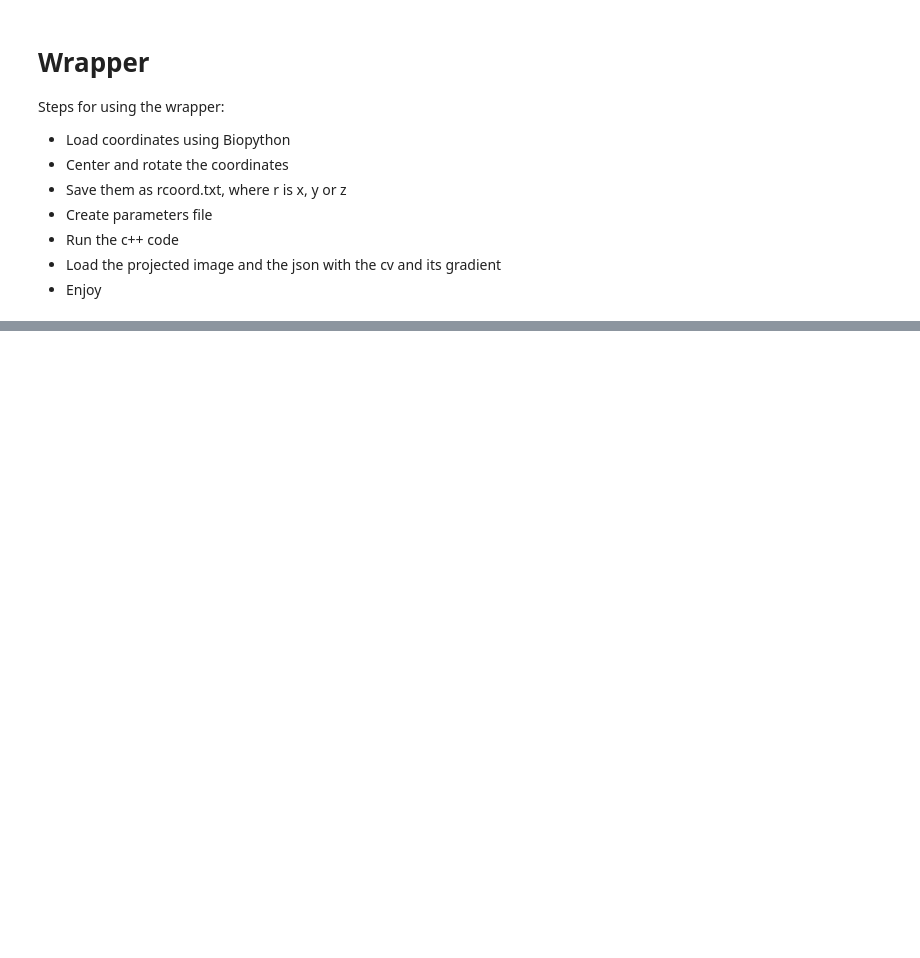
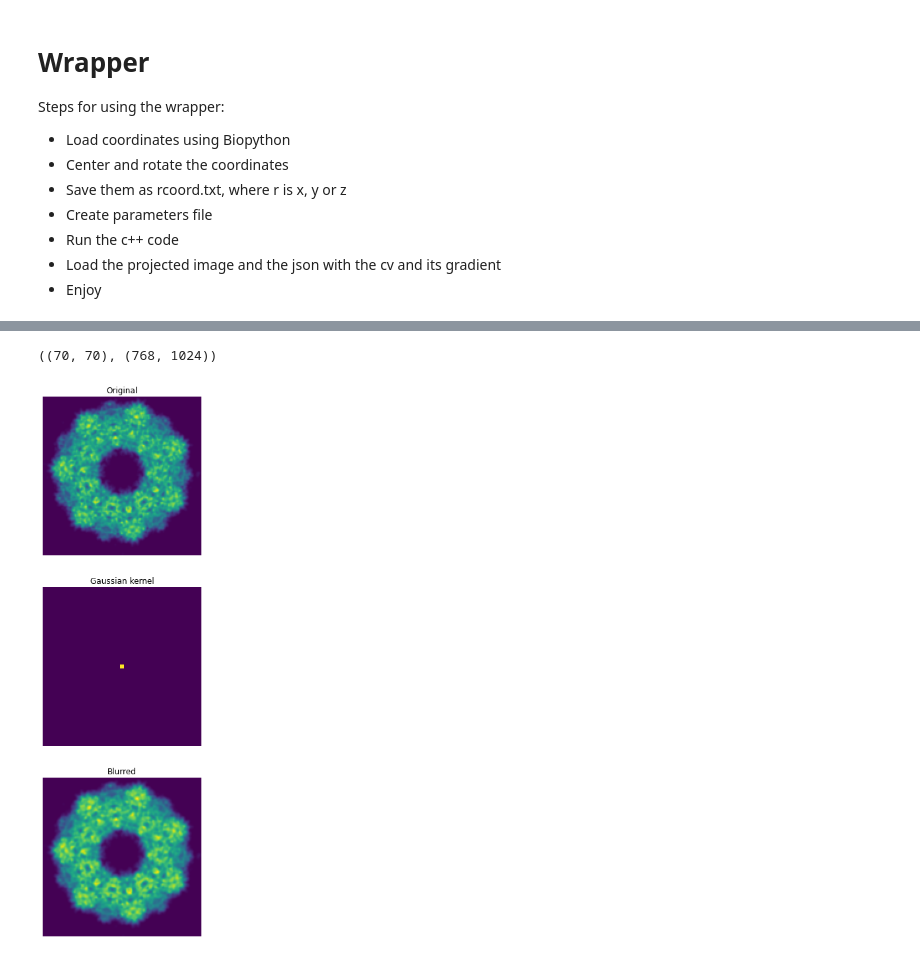
Before and after one commit to DSilva27/gradient_cryoEM, a Jupyter notebook: python/gradient.ipynb, the cells around one changed output, grey strips where cells are left out. Saved outputs shown, nothing was run; the diff lists cells and outputs as text; code cells hidden in the pictures; blank space fills up the shorter version.

```diff
--- a/python/gradient.ipynb
+++ b/python/gradient.ipynb
@@ -141,0 +193,36 @@ plt.imshow(Ixy)
+# %%
+from scipy import misc
+
+face = misc.face(gray=True)
+
+kernel = np.outer(signal.windows.gaussian(70, 1/8),
+
+                  signal.windows.gaussian(70, 1/8))
+
+blurred = signal.fftconvolve(Ixy_clean, kernel, mode='same')
+
+
+fig, (ax_orig, ax_kernel, ax_blurred) = plt.subplots(3, 1, figsize=(6, 15))
+
+ax_orig.imshow(Ixy_clean, cmap='viridis')
+
+ax_orig.set_title('Original')
+
+ax_orig.set_axis_off()
+
+ax_kernel.imshow(kernel, cmap='viridis')
+
+ax_kernel.set_title('Gaussian kernel')
+
+ax_kernel.set_axis_off()
+
+ax_blurred.imshow(blurred, cmap='viridis')
+
+ax_blurred.set_title('Blurred')
+
+ax_blurred.set_axis_off()
+
+kernel.shape, face.shape
+# %% [output]
+((70, 70), (768, 1024))
+[figure, added]
```
Also changed, not shown: parts of 20 cells of this notebook, 4 other files.
